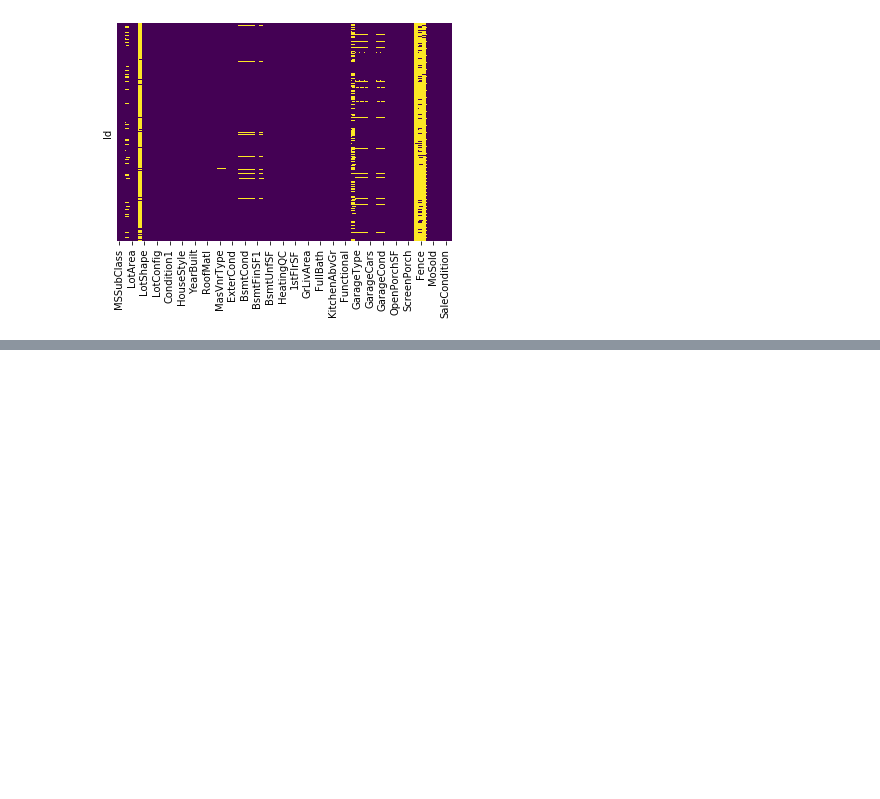
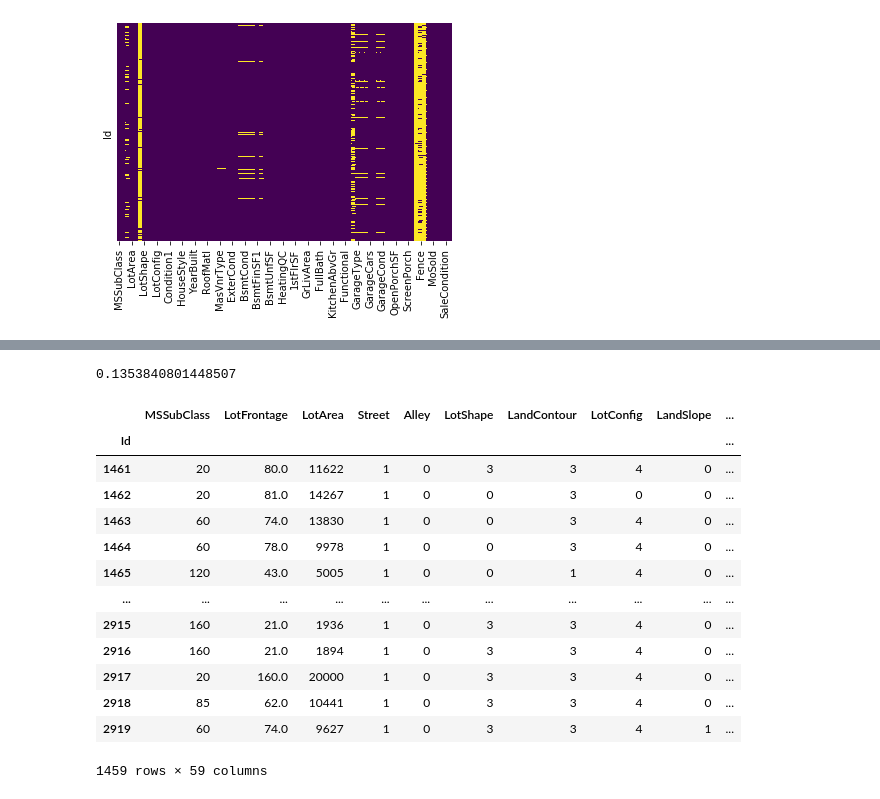
Before and after one commit to garrickbercero/python, a Jupyter notebook: Housing Price Prediction Machine Learning.ipynb, the cells around one changed output, grey strips where cells are left out. Saved outputs shown, nothing was run; the diff lists cells and outputs as text; code cells hidden in the pictures; blank space fills up the shorter version.

```diff
--- a/Housing Price Prediction Machine Learning.ipynb
+++ b/Housing Price Prediction Machine Learning.ipynb
@@ -467,0 +210,7 @@ presubmissionDf
+# %%
+from sklearn.preprocessing import LabelEncoder
+le=LabelEncoder()
+for col in good_label_cols:
+    label_X_train[col] = le.fit_transform(X_train[col].astype(str))
+    label_X_valid[col] = le.transform(X_valid[col].astype(str))
+label_X_train.info()
@@ -467,0 +235,5 @@ presubmissionDf
+# %%
+label_X_test = testDf.drop(bad_label_cols, axis=1)
+for col in good_label_cols:
+    label_X_test[col] = le.fit_transform(testDf[col].astype(str))
+label_X_test.info()
@@ -467,0 +264,6 @@ presubmissionDf
+# %%
+imputed_X_test = pd.DataFrame(columns=label_X_test.columns, index=label_X_test.index)
+imputer = SimpleImputer(strategy='most_frequent')
+# %%
+imputed_X_test['MSZoning'] = imputer.fit_transform(label_X_test[['MSZoning']])
+imputed_X_test = pd.concat([label_X_test.drop('MSZoning', axis=1), imputed_X_test['MSZoning']], axis = 1)
@@ -467,0 +312,6 @@ presubmissionDf
+# %%
+# metrics
+from sklearn import metrics
+np.sqrt(metrics.mean_squared_error(np.log(y_valid), np.log(pred)))
+# %% [output]
+0.1353840801448507
@@ -467,0 +325,17 @@ presubmissionDf
+# %%
+imputed_X_test
+# %% [output]
+|  | MSSubClass | LotFrontage | LotArea | Street | Alley | LotShape | LandContour | LotConfig | LandSlope | ... |
+| Id |  |  |  |  |  |  |  |  |  | ... |
+| 1461 | 20 | 80.0 | 11622 | 1 | 0 | 3 | 3 | 4 | 0 | ... |
+| 1462 | 20 | 81.0 | 14267 | 1 | 0 | 0 | 3 | 0 | 0 | ... |
+| 1463 | 60 | 74.0 | 13830 | 1 | 0 | 0 | 3 | 4 | 0 | ... |
+| 1464 | 60 | 78.0 | 9978 | 1 | 0 | 0 | 3 | 4 | 0 | ... |
+| 1465 | 120 | 43.0 | 5005 | 1 | 0 | 0 | 1 | 4 | 0 | ... |
+| ... | ... | ... | ... | ... | ... | ... | ... | ... | ... | ... |
+| 2915 | 160 | 21.0 | 1936 | 1 | 0 | 3 | 3 | 4 | 0 | ... |
+| 2916 | 160 | 21.0 | 1894 | 1 | 0 | 3 | 3 | 4 | 0 | ... |
+| 2917 | 20 | 160.0 | 20000 | 1 | 0 | 3 | 3 | 4 | 0 | ... |
+| 2918 | 85 | 62.0 | 10441 | 1 | 0 | 3 | 3 | 4 | 0 | ... |
+| 2919 | 60 | 74.0 | 9627 | 1 | 0 | 3 | 3 | 4 | 1 | ... |
+1459 rows × 59 columns
```
Also changed, not shown: parts of 66 cells of this notebook.
